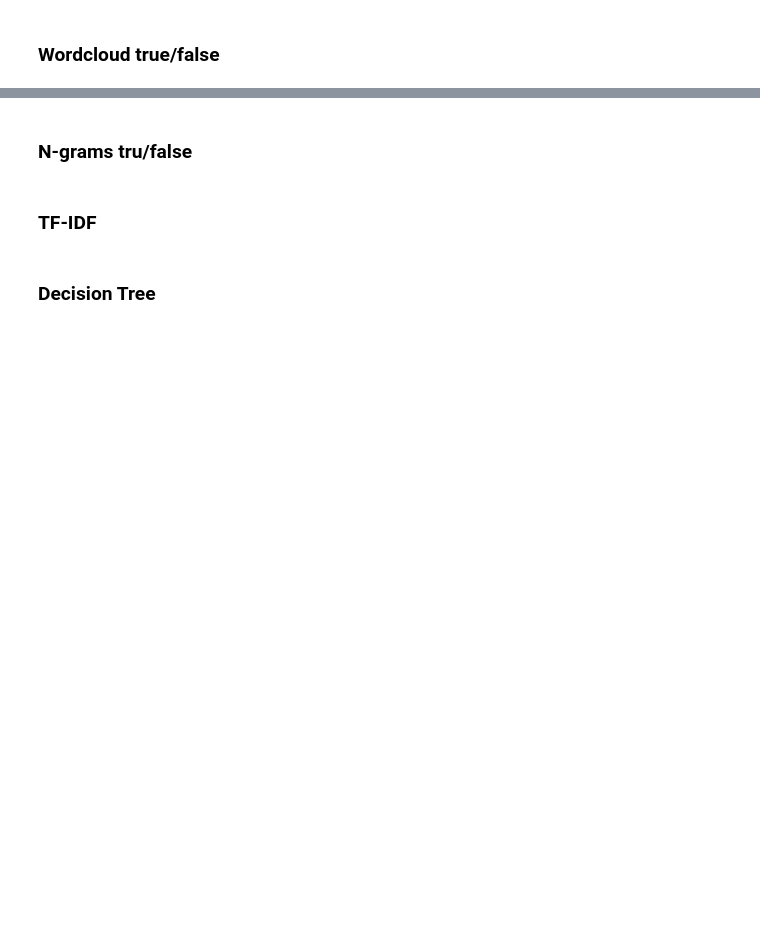
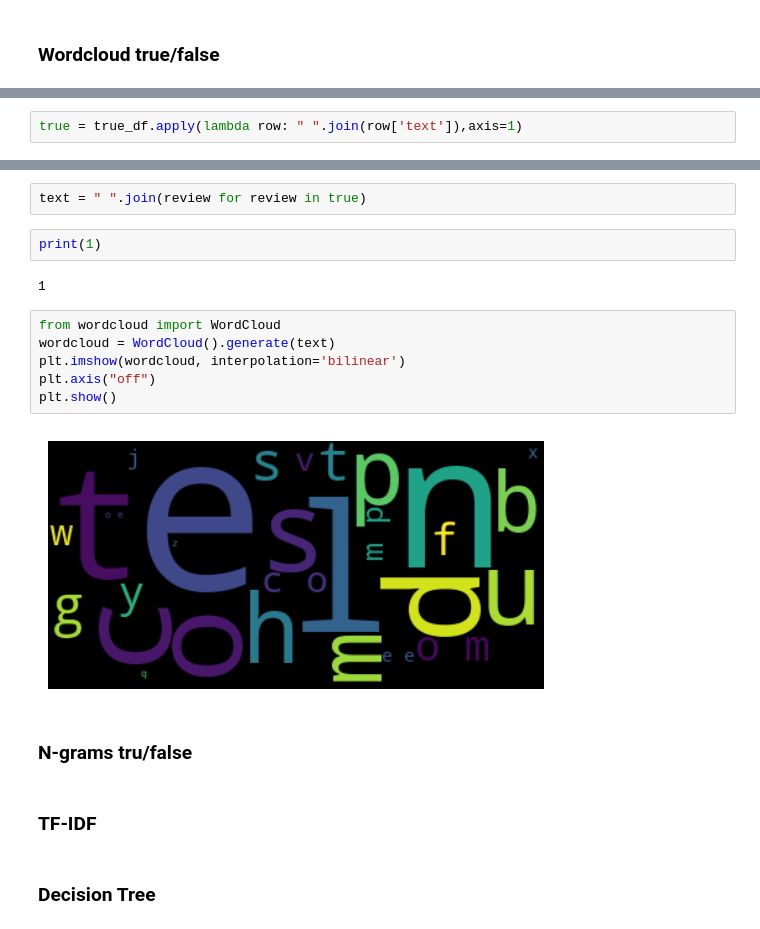
Before and after one commit to norbix123456/Fake-news-detection-jupyter, a Jupyter notebook: Fake_news_detection.ipynb, the cells around one changed output, grey strips where cells are left out. Saved outputs shown, nothing was run; the diff lists cells and outputs as text; blank space fills up the shorter version.

```diff
--- a/Fake_news_detection.ipynb
+++ b/Fake_news_detection.ipynb
@@ -141,0 +158,2 @@ TypeError: bar() missing 1 required positional argument: 'height'
+# %%
+true = true_df.apply(lambda row: " ".join(row['text']),axis=1)
@@ -142,3 +175,17 @@ TypeError: bar() missing 1 required positional argument: 'height'
+# %%
+text = " ".join(review for review in true)
+# %%
+print(1)
+# %% [output]
+1
+# %%
+from wordcloud import WordCloud
+wordcloud = WordCloud().generate(text)
+plt.imshow(wordcloud, interpolation='bilinear')
+plt.axis("off")
+plt.show()
+# %% [output]
+[figure, added]
 # %% [markdown]
 ### N-grams tru/false
 # %% [markdown]
```
Also changed, not shown: parts of 7 cells of this notebook.
